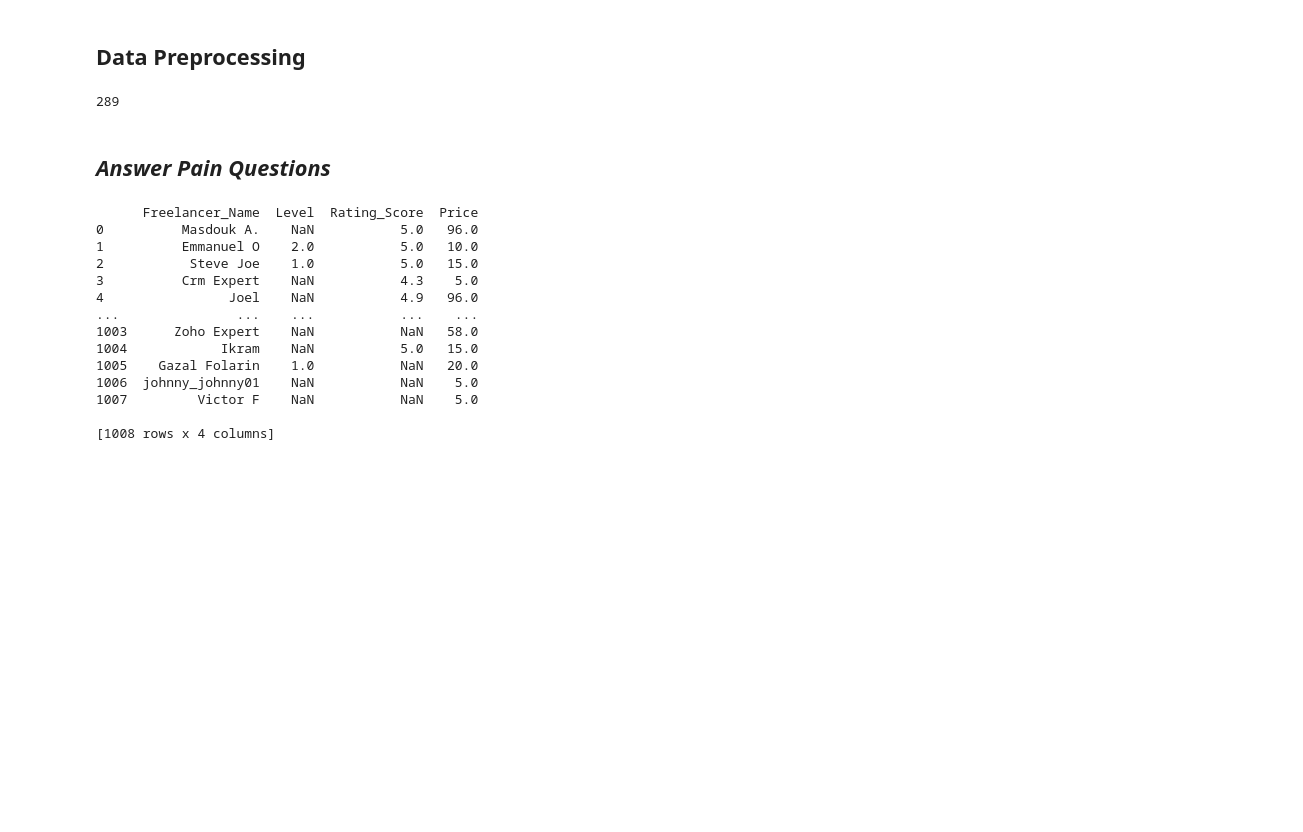
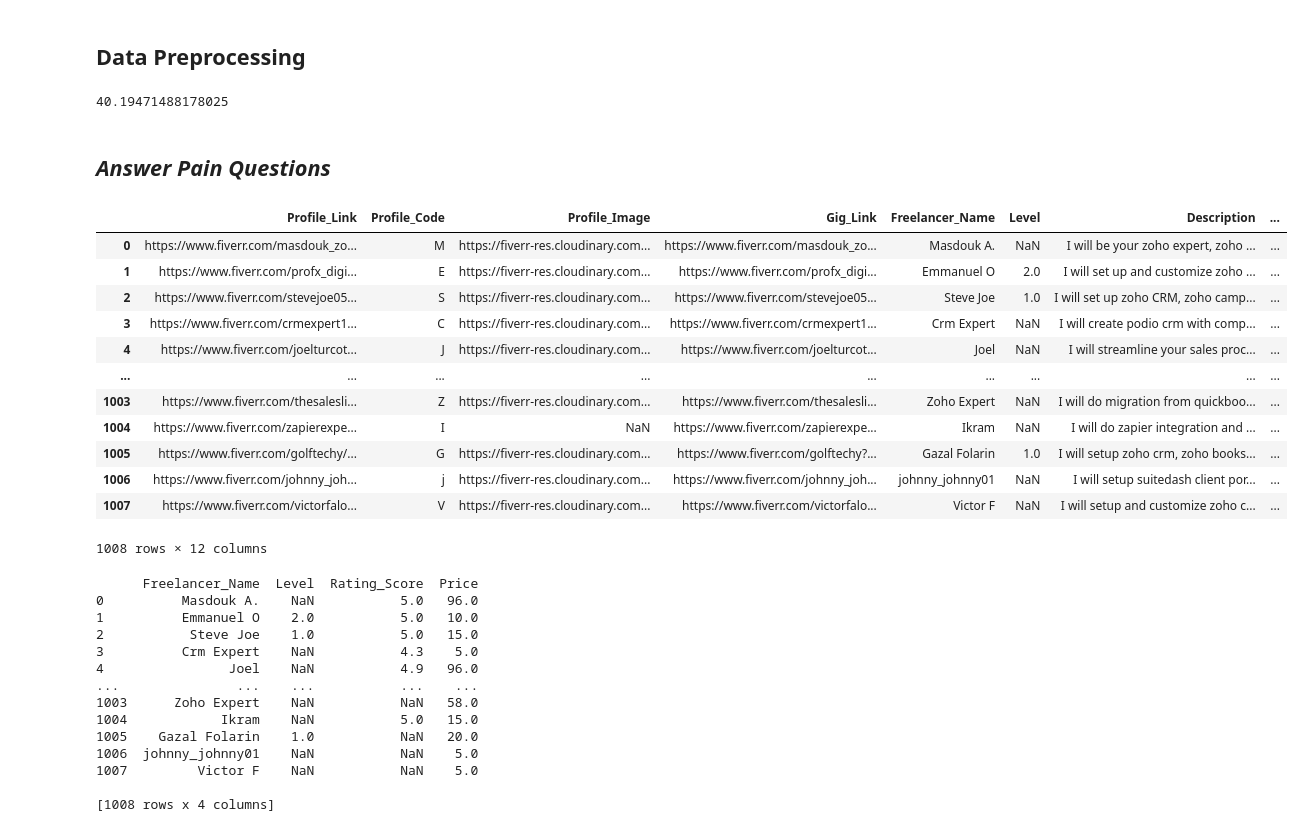
Before and after one commit to baranouskiart/fiverr-crm_consultant, a Jupyter notebook: crm_exprerts_fiverr_2023.ipynb, the cells around one changed output. Saved outputs shown, nothing was run; the diff lists cells and outputs as text; code cells hidden in the pictures; blank space fills up the shorter version.

```diff
--- a/crm_exprerts_fiverr_2023.ipynb
+++ b/crm_exprerts_fiverr_2023.ipynb
@@ -53,9 +53,9 @@ df['Rating_Score'] = df['Rating_Score'].astype(float)
 num_nan = df['Level'].isna().sum()
 num_not_nan = df['Level'].notna().sum()
 # %%
-num_not_nan
+num_not_nan/num_nan *100
 # %% [output]
-289
+40.19471488178025
 # %% [markdown]
 ## *Answer Pain Questions*
 # %%
@@ -62,6 +64,22 @@ num_not_nan
 mean_rating = df['Rating_Score'].mean()
 median_price = df['Price'].median()
 std_dev_orders = df['Reviews_Count'].std()
+# %%
+df # Example questions: What services does each seller provide? What is their pricing? What is their expertise level?
+# %% [output]
+|  | Profile_Link | Profile_Code | Profile_Image | Gig_Link | Freelancer_Name | Level | Description | ... |
+| 0 | https://www.fiverr.com/masdouk_zo... | M | https://fiverr-res.cloudinary.com... | https://www.fiverr.com/masdouk_zo... | Masdouk A. | NaN | I will be your zoho expert, zoho ... | ... |
+| 1 | https://www.fiverr.com/profx_digi... | E | https://fiverr-res.cloudinary.com... | https://www.fiverr.com/profx_digi... | Emmanuel O | 2.0 | I will set up and customize zoho ... | ... |
+| 2 | https://www.fiverr.com/stevejoe05... | S | https://fiverr-res.cloudinary.com... | https://www.fiverr.com/stevejoe05... | Steve Joe | 1.0 | I will set up zoho CRM, zoho camp... | ... |
+| 3 | https://www.fiverr.com/crmexpert1... | C | https://fiverr-res.cloudinary.com... | https://www.fiverr.com/crmexpert1... | Crm Expert | NaN | I will create podio crm with comp... | ... |
+| 4 | https://www.fiverr.com/joelturcot... | J | https://fiverr-res.cloudinary.com... | https://www.fiverr.com/joelturcot... | Joel | NaN | I will streamline your sales proc... | ... |
+| ... | ... | ... | ... | ... | ... | ... | ... | ... |
+| 1003 | https://www.fiverr.com/thesalesli... | Z | https://fiverr-res.cloudinary.com... | https://www.fiverr.com/thesalesli... | Zoho Expert | NaN | I will do migration from quickboo... | ... |
+| 1004 | https://www.fiverr.com/zapierexpe... | I | NaN | https://www.fiverr.com/zapierexpe... | Ikram | NaN | I will do zapier integration and ... | ... |
+| 1005 | https://www.fiverr.com/golftechy/... | G | https://fiverr-res.cloudinary.com... | https://www.fiverr.com/golftechy?... | Gazal Folarin | 1.0 | I will setup zoho crm, zoho books... | ... |
+| 1006 | https://www.fiverr.com/johnny_joh... | j | https://fiverr-res.cloudinary.com... | https://www.fiverr.com/johnny_joh... | johnny_johnny01 | NaN | I will setup suitedash client por... | ... |
+| 1007 | https://www.fiverr.com/victorfalo... | V | https://fiverr-res.cloudinary.com... | https://www.fiverr.com/victorfalo... | Victor F | NaN | I will setup and customize zoho c... | ... |
+1008 rows × 12 columns
 # %%
 print(df[['Freelancer_Name', 'Level', 'Rating_Score', 'Price']])
 # %% [output]
```
Also changed, not shown: parts of 12 cells of this notebook.
